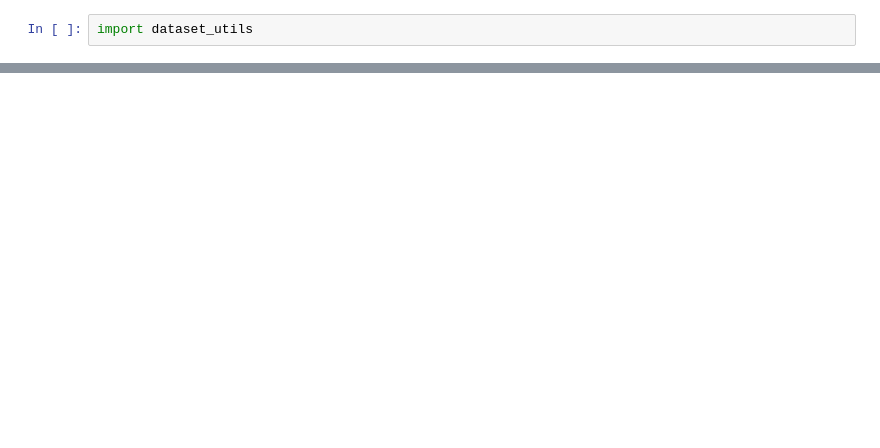
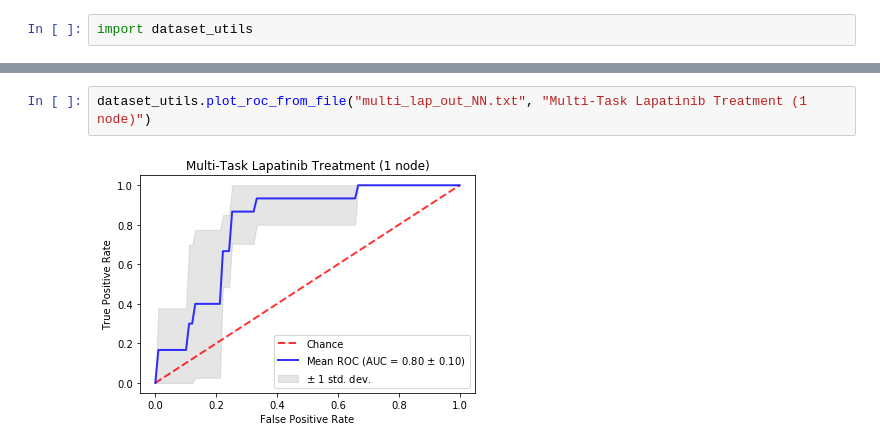
Before and after one commit to hl197/DrugResponsePrediction, a Jupyter notebook: NeoALTTO/gene_ontology/neural_net_performance.ipynb, the cells around one changed output, grey strips where cells are left out. Saved outputs shown, nothing was run; the diff lists cells and outputs as text; blank space fills up the shorter version.

Commit message:
Updated top gene sets using Stratified KFold CV and evaluate performance on Lapatinib cell-line data

```diff
--- a/NeoALTTO/gene_ontology/neural_net_performance.ipynb
+++ b/NeoALTTO/gene_ontology/neural_net_performance.ipynb
@@ -10,0 +19,4 @@ dataset_utils.plot_roc_from_file("out_NN_1.txt", "Neural Net")
+# %%
+dataset_utils.plot_roc_from_file("multi_lap_out_NN.txt", "Multi-Task Lapatinib Treatment (1 node)")
+# %% [output]
+[figure, added]
```
Also changed, not shown: parts of 11 cells of this notebook, 2 other files.
